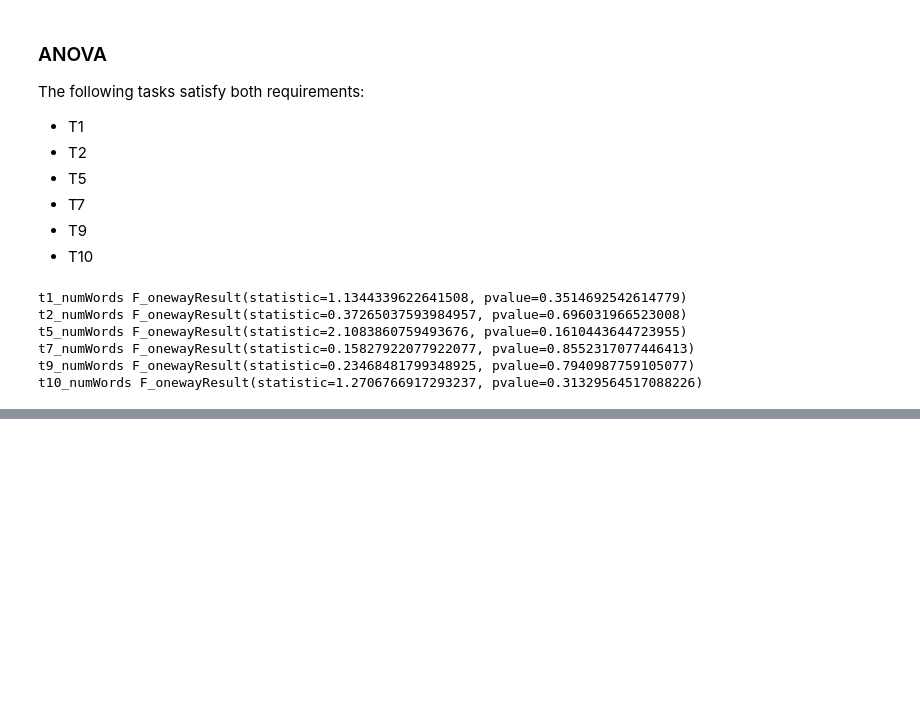
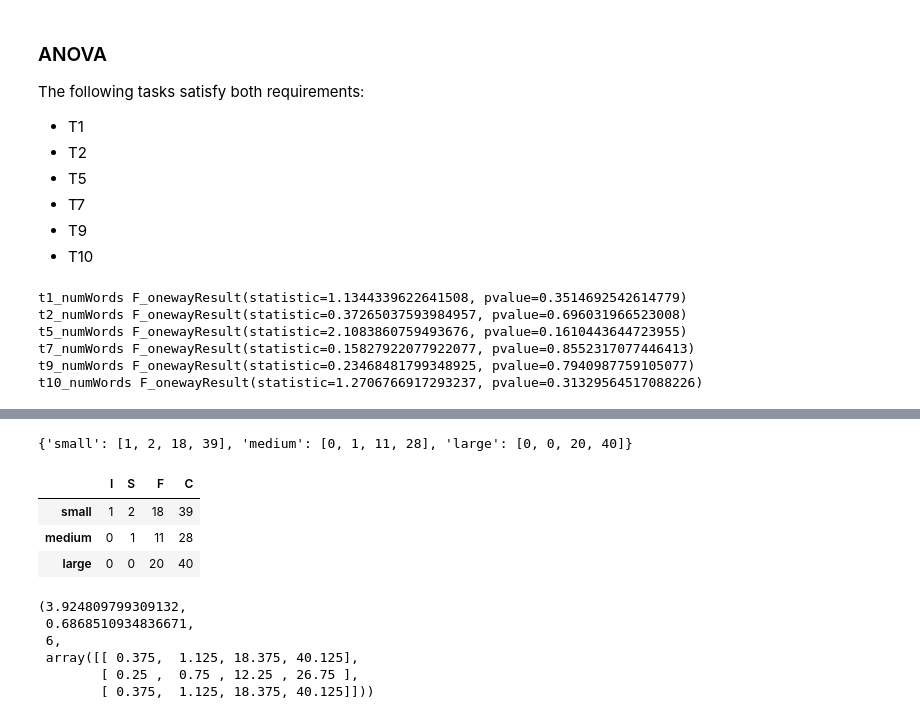
Before and after one commit to BladeF/Thesis-Data-Analysis, a Jupyter notebook: notebooks/data_analysis.ipynb, the cells around one changed output, grey strips where cells are left out. Cells and saved outputs as stored; diff of their text form; code cells hidden in the pictures; blank space fills up the shorter version.

Commit message:
Added some chi code for the type

```diff
--- a/notebooks/data_analysis.ipynb
+++ b/notebooks/data_analysis.ipynb
@@ -335,0 +340,4 @@ t10_numWords F_onewayResult(statistic=1.2706766917293237, pvalue=0.3132956451708
+# %%
+small = small_df[["t1_type","t2_type","t3_type","t4_type","t5_type","t6_type","t7_type","t8_type","t9_type","t10_type"]]
+med   = med_df[["t1_type","t2_type","t3_type","t4_type","t5_type","t6_type","t7_type","t8_type","t9_type","t10_type"]]
+large = large_df[["t1_type","t2_type","t3_type","t4_type","t5_type","t6_type","t7_type","t8_type","t9_type","t10_type"]]
@@ -335,0 +400,8 @@ t10_numWords F_onewayResult(statistic=1.2706766917293237, pvalue=0.3132956451708
+# %%
+# for obs in tasks:
+#     chi, pval, dof, exp = stats.chi2_contingency(obs)
+#     print("Chi:", chi, "p:", pval)
+
+task = tasks[0]
+
+pd.crosstab(task["F"], task["C"])
@@ -335,0 +463,45 @@ t10_numWords F_onewayResult(statistic=1.2706766917293237, pvalue=0.3132956451708
+# %%
+totals = {}
+
+s_sums = []
+m_sums = []
+l_sums = []
+
+for i in range(4):
+    s_count = 0
+    m_count = 0
+    l_count = 0
+
+    for task in tasks:
+        s_count = s_count + task["small"][i]
+        m_count = m_count + task["medium"][i]
+        l_count = l_count + task["large"][i]
+
+    s_sums.append(s_count)
+    m_sums.append(m_count)
+    l_sums.append(l_count)
+
+totals["small"] = s_sums
+totals["medium"] = m_sums
+totals["large"] = l_sums
+
+totals
+# %% [output]
+{'small': [1, 2, 18, 39], 'medium': [0, 1, 11, 28], 'large': [0, 0, 20, 40]}
+# %%
+df = pd.DataFrame(data=totals).T.rename(columns={0:"I", 1:"S", 2:"F", 3:"C"})
+df
+# %% [output]
+|  | I | S | F | C |
+| small | 1 | 2 | 18 | 39 |
+| medium | 0 | 1 | 11 | 28 |
+| large | 0 | 0 | 20 | 40 |
+# %%
+stats.chi2_contingency(df)
+# %% [output]
+(3.924809799309132,
+ 0.6868510934836671,
+ 6,
+ array([[ 0.375,  1.125, 18.375, 40.125],
+        [ 0.25 ,  0.75 , 12.25 , 26.75 ],
+        [ 0.375,  1.125, 18.375, 40.125]]))
```
Also changed, not shown: parts of 5 cells of this notebook.
